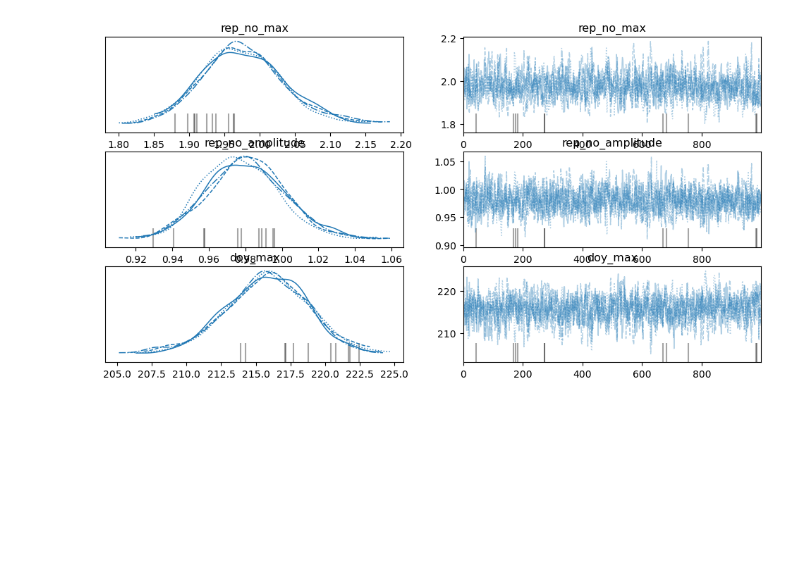
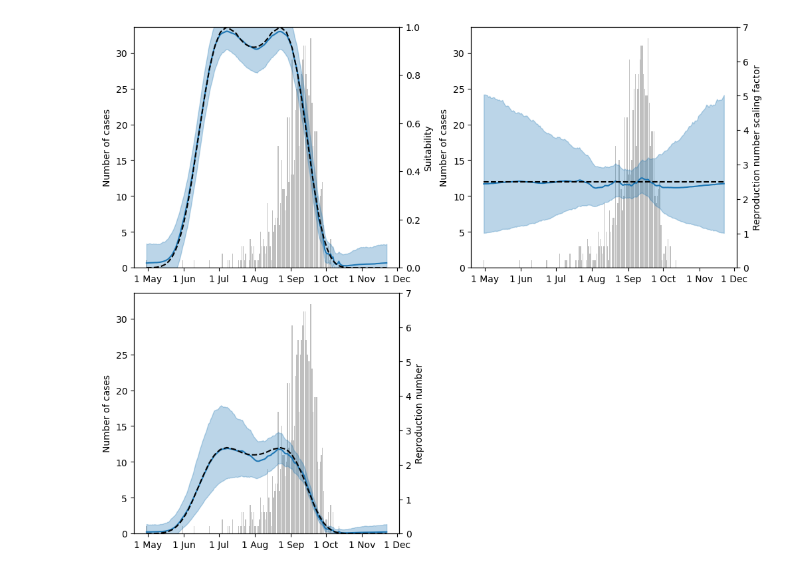
Before and after one commit to will-s-hart/end-of-outbreak-vbd, a Jupyter notebook: inference_test.ipynb, the cells around one changed output. Saved outputs shown, nothing was run; the diff lists cells and outputs as text; code cells hidden in the pictures; blank space fills up the shorter version.

```diff
--- a/inference_test.ipynb
+++ b/inference_test.ipynb
@@ -31,4 +25,6 @@ from endoutbreakvbd.utils import month_start_xticks
 # %%
 parameters = get_parameters()
 gen_time_dist_vec = parameters["gen_time_dist_vec"]
+df_weather = get_weather_data()
+
 rng = np.random.default_rng(2)
@@ -52,3 +31,13 @@ def rep_no_func_doy(doy):
+# %%
+suitability_vec_all = df_weather["suitability_smoothed"].to_numpy()
+doy_vec_all = np.arange(1, 366)
+
+rep_no_factor = 2.5
+rep_no_vec_all = rep_no_factor * suitability_vec_all
+
+
+def rep_no_func_doy(doy):
+    return np.interp(doy, doy_vec_all, rep_no_vec_all, period=365)
 # %%
 doy_start = 120
 
@@ -105,3 +87,71 @@ There were 11 divergences after tuning. Increase `target_accept` or reparameteri
 # %%
-az.plot_trace(idata, var_names=["rep_no_max", "rep_no_amplitude", "doy_max"])
+def plot_data_and_twin(ax):
+    ax.bar(doy_vec, incidence_vec, color="gray", alpha=0.5)
+    # ax.set_ylim(0, 16)
+    ax.set_ylabel("Number of cases")
+    twin_ax = ax.twinx()
+    return twin_ax
+
+
+fig, ((ax1, ax2), (ax3, ax4)) = plt.subplots(
+    2, 2, figsize=(10, 8), constrained_layout=True
+)
+axs = [ax1, ax2, ax3]
+fig.delaxes(ax4)
+twin_axs = [plot_data_and_twin(ax) for ax in axs]
+twin_axs[0].plot(
+    doy_vec,
+    idata.posterior["suitability_vec"].mean(dim=["chain", "draw"]),
+    color="tab:blue",
+)
+twin_axs[0].fill_between(
+    doy_vec,
+    np.percentile(idata.posterior["suitability_vec"].values, 2.5, axis=(0, 1)),
+    np.percentile(idata.posterior["suitability_vec"].values, 97.5, axis=(0, 1)),
+    color="tab:blue",
+    alpha=0.3,
+)
+twin_axs[0].plot(
+    doy_vec,
+    suitability_vec,
+    color="black",
+    linestyle="dashed",
+)
+twin_axs[1].plot(
+    doy_vec,
+    idata.posterior["rep_no_factor_vec"].mean(dim=["chain", "draw"]),
+    color="tab:blue",
+)
+twin_axs[1].fill_between(
+    doy_vec,
+    np.percentile(idata.posterior["rep_no_factor_vec"].values, 2.5, axis=(0, 1)),
+    np.percentile(idata.posterior["rep_no_factor_vec"].values, 97.5, axis=(0, 1)),
+    color="tab:blue",
+    alpha=0.3,
+)
+twin_axs[1].plot(
+    doy_vec, rep_no_factor * np.ones(doy_vec.size), color="black", linestyle="dashed"
+)
+twin_axs[2].plot(
+    doy_vec,
+    idata.posterior["rep_no_vec"].mean(dim=["chain", "draw"]),
+    color="tab:blue",
+)
+twin_axs[2].fill_between(
+    doy_vec,
+    np.percentile(idata.posterior["rep_no_vec"].values, 2.5, axis=(0, 1)),
+    np.percentile(idata.posterior["rep_no_vec"].values, 97.5, axis=(0, 1)),
+    color="tab:blue",
+    alpha=0.3,
+)
+twin_axs[2].plot(doy_vec, rep_no_vec, color="black", linestyle="dashed")
+month_start_xticks(axs[0], interval_months=1)
+twin_axs[0].set_ylim(0, 1)
+twin_axs[0].set_ylabel("Suitability")
+month_start_xticks(axs[1], interval_months=1)
+twin_axs[1].set_ylim(0, 7)
+twin_axs[1].set_ylabel("Reproduction number scaling factor")
+month_start_xticks(axs[2], interval_months=1)
+twin_axs[2].set_ylim(0, 7)
+twin_axs[2].set_ylabel("Reproduction number");
 # %% [output]
@@ -114 +158 @@ array([[<Axes: title={'center': 'rep_no_max'}>,
-[figure, old version]
+[figure, new version]
```
Also changed, not shown: parts of 6 cells of this notebook, 3 other files.
